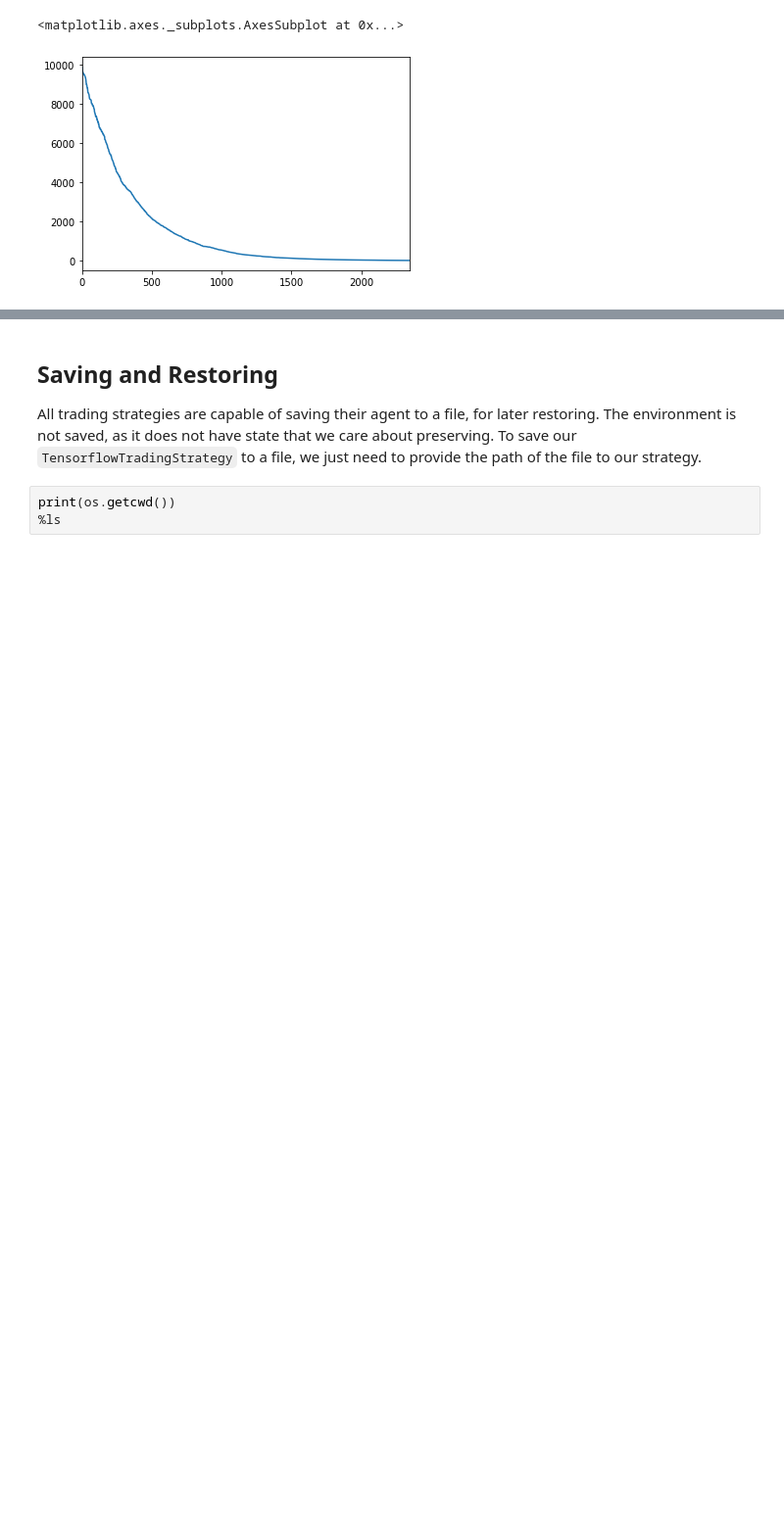
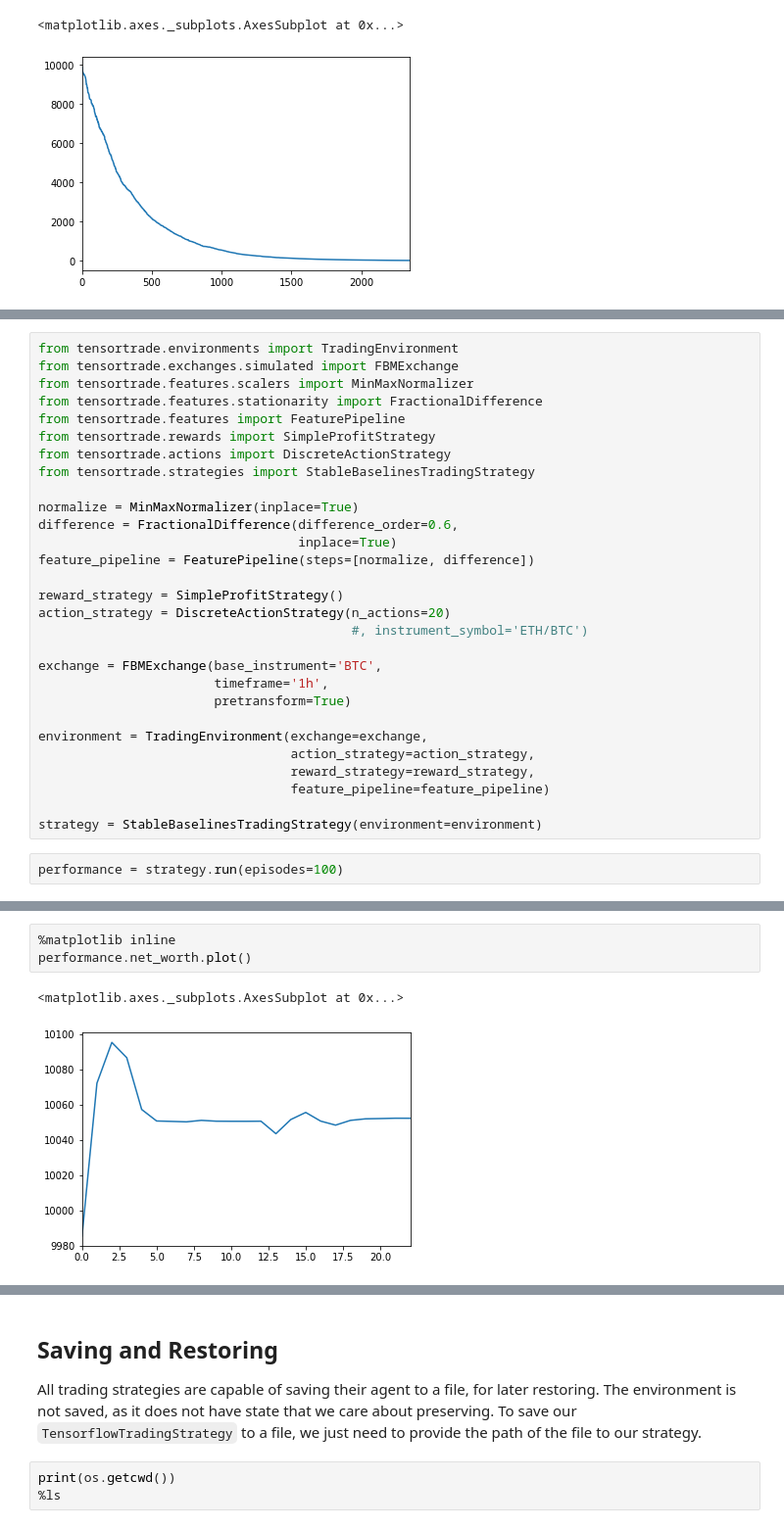
Before and after one commit to carlomigs/tensortrade, a Jupyter notebook: examples/migs_TensorTrade_Tutorial.ipynb, the cells around one changed output, grey strips where cells are left out. Shown: that part at 98% size. Cells and saved outputs as stored; diff of their text form; blank space fills up the shorter version.

```diff
--- a/examples/migs_TensorTrade_Tutorial.ipynb
+++ b/examples/migs_TensorTrade_Tutorial.ipynb
@@ -330,0 +335,31 @@ performance.net_worth.plot()
+# %%
+from tensortrade.environments import TradingEnvironment
+from tensortrade.exchanges.simulated import FBMExchange
+from tensortrade.features.scalers import MinMaxNormalizer
+from tensortrade.features.stationarity import FractionalDifference
+from tensortrade.features import FeaturePipeline
+from tensortrade.rewards import SimpleProfitStrategy
+from tensortrade.actions import DiscreteActionStrategy
+from tensortrade.strategies import StableBaselinesTradingStrategy
+
+normalize = MinMaxNormalizer(inplace=True)
+difference = FractionalDifference(difference_order=0.6,
+                                  inplace=True)
+feature_pipeline = FeaturePipeline(steps=[normalize, difference])
+
+reward_strategy = SimpleProfitStrategy()
+action_strategy = DiscreteActionStrategy(n_actions=20)
+                                         #, instrument_symbol='ETH/BTC')
+
+exchange = FBMExchange(base_instrument='BTC',
+                       timeframe='1h',
+                       pretransform=True)
+
+environment = TradingEnvironment(exchange=exchange,
+                                 action_strategy=action_strategy,
+                                 reward_strategy=reward_strategy,
+                                 feature_pipeline=feature_pipeline)
+
+strategy = StableBaselinesTradingStrategy(environment=environment)
+# %%
+performance = strategy.run(episodes=100)
@@ -330,0 +379,6 @@ performance.net_worth.plot()
+# %%
+%matplotlib inline
+performance.net_worth.plot()
+# %% [output]
+<matplotlib.axes._subplots.AxesSubplot at 0x...>
+[figure, added]
```
Also changed, not shown: parts of 9 cells of this notebook.
